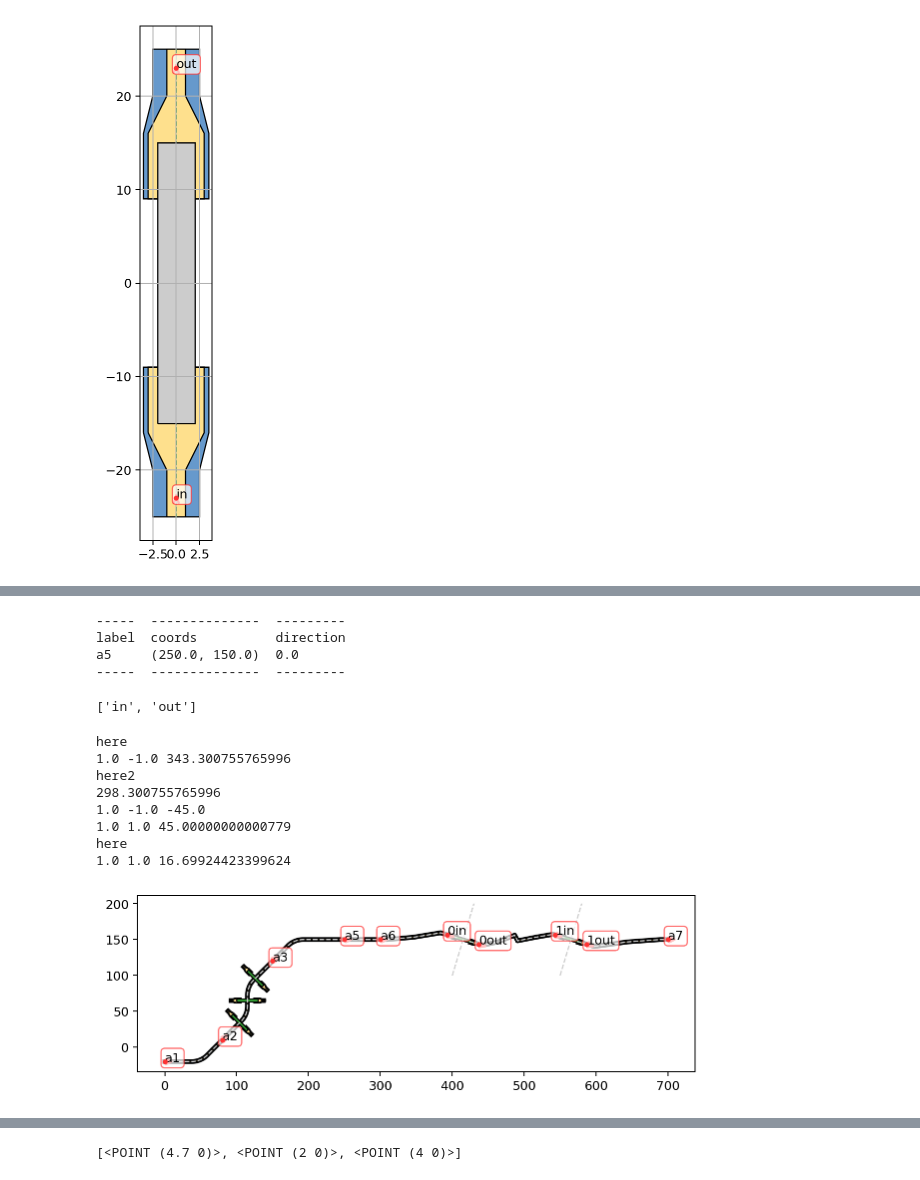
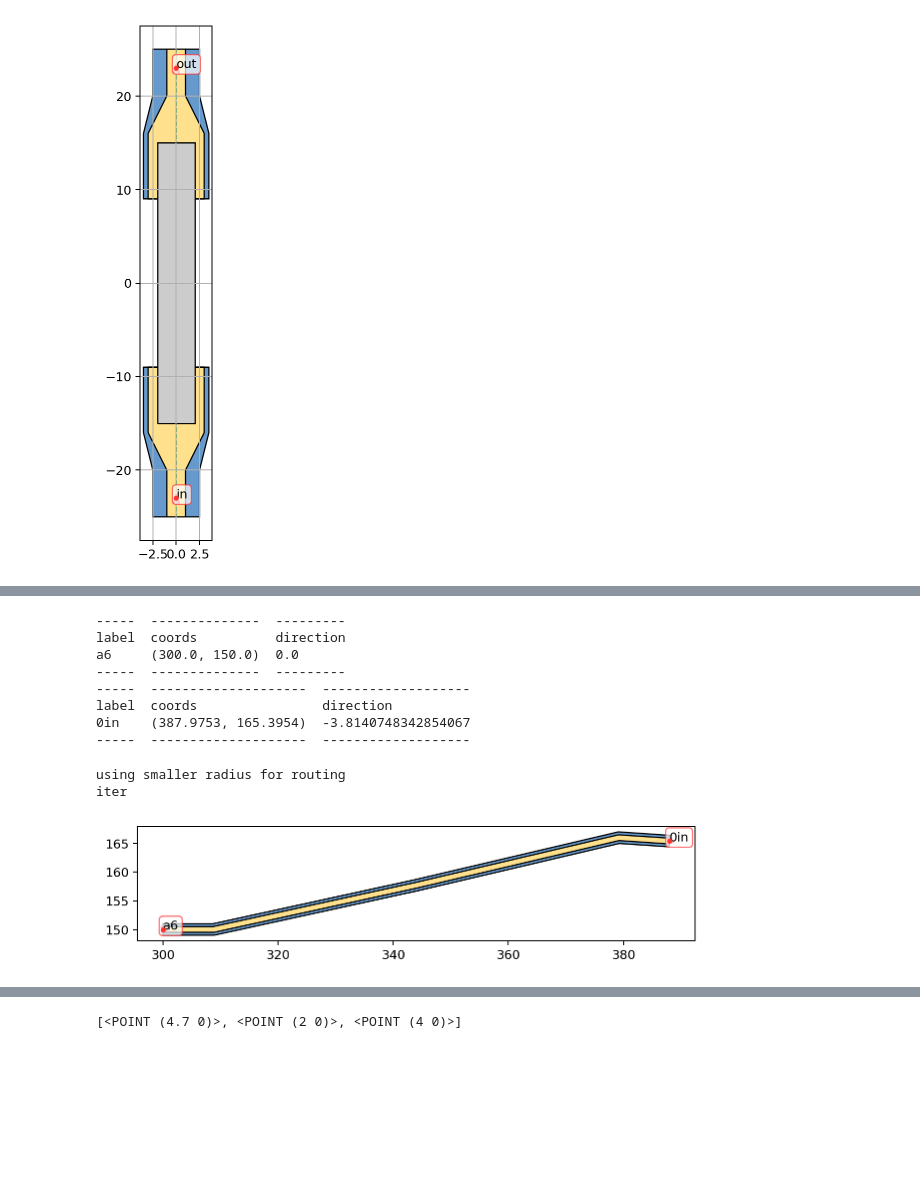
Before and after one commit to eeroqlab/zeroheliumkit, a Jupyter notebook: dev/anchors_test.ipynb, the cells around one changed output, grey strips where cells are left out. Saved outputs shown, nothing was run; the diff lists cells and outputs as text; code cells hidden in the pictures; blank space fills up the shorter version.

```diff
--- a/dev/anchors_test.ipynb
+++ b/dev/anchors_test.ipynb
@@ -278,19 +262,19 @@ ss.route(("a1", "a2", "a3"), layers={"top": 2, "gnd": 5})
 ss.route(("a3", "a5", "a6"), layers={"top": 2, "gnd": 5})
 #ss.scale(5, 5)
 
-ss.add_along_skeletone(bound_anchors=("a2", "a3"), num=3, structure=ab)
+ss.add_along_skeletone(bound_anchors=("a2", "a3"), num=4, structure=ab)
 ss.fix_line()
 ss.skeletone = unary_union([ss.skeletone,
-                            LineString([(400, 100), (430, 200)]),
-                            LineString([(550, 100), (580, 200)])])
+                            LineString([(400, 0), (420, 300)]),
+                            LineString([(550, 0), (530, 300)])])
 
-ss.add_anchor(Anchor((700, 150), 0, "a7"))
+ss.add_anchor(Anchor((700, 250), 0, "a7"))
 
-#ss.route_with_intersection(("a6", "a7"), layers={"top": 2, "gnd": 5}, airbridge=ab_main)
+ss.route_with_intersection(("a6", "a7"), layers={"top": 2, "gnd": 5}, airbridge=ab_main)
 
 fig = plt.figure(1, figsize=SIZE, dpi=90)
 ax = fig.add_subplot(111)
-set_limits(ax=ax, coor=[475,150], dxdy=[450,50])
+#set_limits(ax=ax, coor=[475,150], dxdy=[350,150])
 ss.plot(ax=ax, layer=["gnd", "top", "anchorsmod", "air", "skeletone"], color=colorlist, draw_direction=True)
 plt.gca().set_aspect('equal')
 #plt.grid()
@@ -308,31 +309,34 @@ here
 # %%
-ss.get_anchor("a5").properties
+ss.get_anchor("a6").properties
+ss.get_anchor("0in").properties
 # %% [output]
 -----  --------------  ---------
 label  coords          direction
-a5     (250.0, 150.0)  0.0
+a6     (300.0, 150.0)  0.0
 -----  --------------  ---------
+-----  --------------------  -------------------
+label  coords                direction
+0in    (387.9753, 165.3954)  -3.8140748342854067
+-----  --------------------  -------------------
-# %%
-ab_main.anchorsmod.labels
-# %% [output]
-['in', 'out']
 # %%
-ss.route_with_intersection(("a6", "a7"), layers={"top": 2, "gnd": 5}, airbridge=ab_main)
+layer_info = {"metal": 1,
+              "etch": 2}
+
+a1 = ss.get_anchor("a6")
+a2 = ss.get_anchor("0in")
+#a1.direction = 45
+
+#route = ElbowLine(a1, a2, radius=30, num_segments=20, layers=layer_info, alabel=("b1", "b2"))
+route = SigmoidLine(a1, a2, 45, radius=30, num_segments=20, layers=layer_info, alabel=(a1.label, a2.label))
 
 fig = plt.figure(1, figsize=SIZE, dpi=90)
 ax = fig.add_subplot(111)
-#set_limits(ax=ax, coor=[150,80], dxdy=[340,250])
-ss.plot(ax=ax, layer=["gnd", "top", "anchorsmod", "air", "skeletone"], color=colorlist, draw_direction=True)
+
+#set_limits(ax=ax, coor=[0,0], dxdy=[150,80])
+route.plot(ax=ax, layer=["etch", "metal", "anchorsmod"], color=colorlist)
 plt.gca().set_aspect('equal')
-#plt.grid()
 plt.show()
 # %% [output]
-here
-1.0 -1.0 343.300755765996
-here2
-298.300755765996
-1.0 -1.0 -45.0
-1.0 1.0 45.00000000000779
-here
-1.0 1.0 16.69924423399624
+using smaller radius for routing
+iter
-[figure, old version]
+[figure, new version]
```
Also changed, not shown: parts of 14 cells of this notebook, 4 other files.
